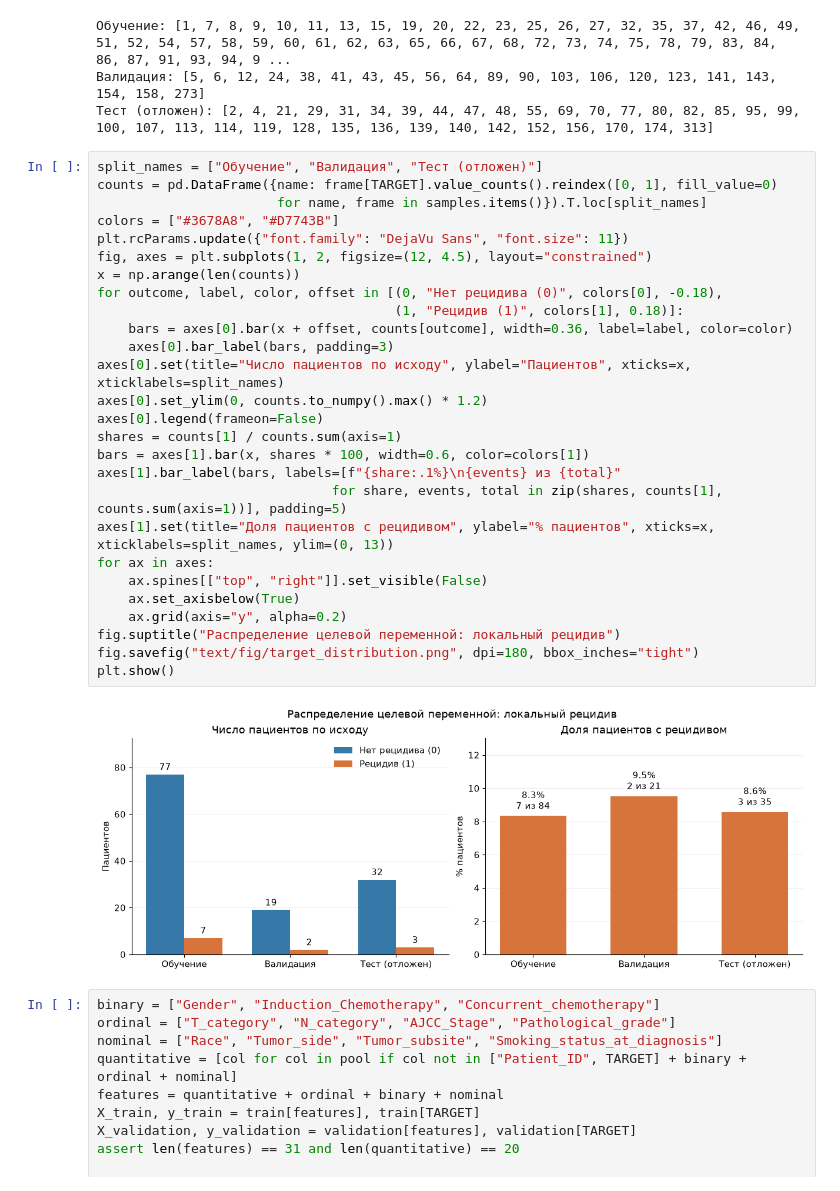
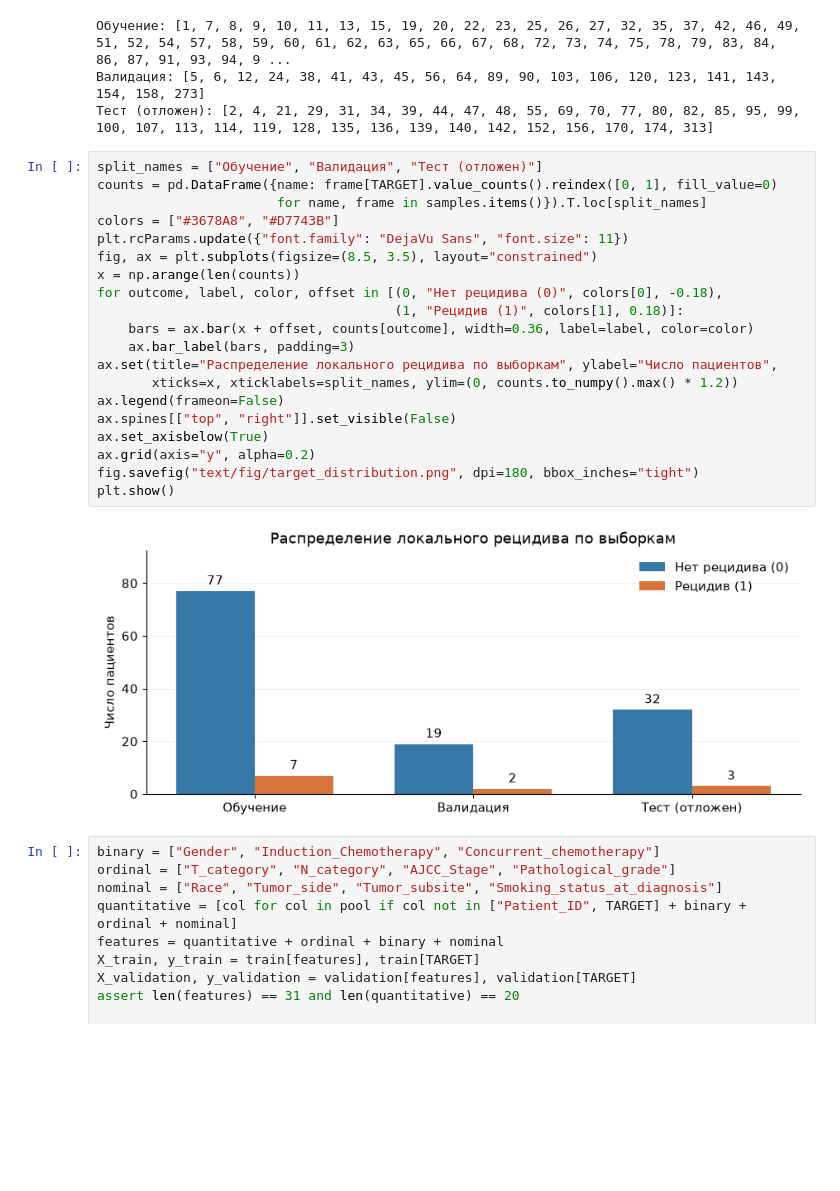
Before and after one commit to a1pha-dev/SS-Computationaloncology, a Jupyter notebook: w8/practice.ipynb, the cells around one changed output. Cells and saved outputs as stored; diff of their text form; blank space fills up the shorter version.

```diff
--- a/w8/practice.ipynb
+++ b/w8/practice.ipynb
@@ -57,32 +57,25 @@ for name, frame in samples.items():
 # %%
 split_names = ["Обучение", "Валидация", "Тест (отложен)"]
 counts = pd.DataFrame({name: frame[TARGET].value_counts().reindex([0, 1], fill_value=0)
                        for name, frame in samples.items()}).T.loc[split_names]
 colors = ["#3678A8", "#D7743B"]
 plt.rcParams.update({"font.family": "DejaVu Sans", "font.size": 11})
-fig, axes = plt.subplots(1, 2, figsize=(12, 4.5), layout="constrained")
+fig, ax = plt.subplots(figsize=(8.5, 3.5), layout="constrained")
 x = np.arange(len(counts))
 for outcome, label, color, offset in [(0, "Нет рецидива (0)", colors[0], -0.18),
                                       (1, "Рецидив (1)", colors[1], 0.18)]:
-    bars = axes[0].bar(x + offset, counts[outcome], width=0.36, label=label, color=color)
-    axes[0].bar_label(bars, padding=3)
-axes[0].set(title="Число пациентов по исходу", ylabel="Пациентов", xticks=x, xticklabels=split_names)
-axes[0].set_ylim(0, counts.to_numpy().max() * 1.2)
-axes[0].legend(frameon=False)
-shares = counts[1] / counts.sum(axis=1)
-bars = axes[1].bar(x, shares * 100, width=0.6, color=colors[1])
-axes[1].bar_label(bars, labels=[f"{share:.1%}\n{events} из {total}"
-                              for share, events, total in zip(shares, counts[1], counts.sum(axis=1))], padding=5)
-axes[1].set(title="Доля пациентов с рецидивом", ylabel="% пациентов", xticks=x, xticklabels=split_names, ylim=(0, 13))
-for ax in axes:
-    ax.spines[["top", "right"]].set_visible(False)
-    ax.set_axisbelow(True)
-    ax.grid(axis="y", alpha=0.2)
-fig.suptitle("Распределение целевой переменной: локальный рецидив")
+    bars = ax.bar(x + offset, counts[outcome], width=0.36, label=label, color=color)
+    ax.bar_label(bars, padding=3)
+ax.set(title="Распределение локального рецидива по выборкам", ylabel="Число пациентов",
+       xticks=x, xticklabels=split_names, ylim=(0, counts.to_numpy().max() * 1.2))
+ax.legend(frameon=False)
+ax.spines[["top", "right"]].set_visible(False)
+ax.set_axisbelow(True)
+ax.grid(axis="y", alpha=0.2)
 fig.savefig("text/fig/target_distribution.png", dpi=180, bbox_inches="tight")
 plt.show()
 # %% [output]
-[figure, old version]
+[figure, new version]
 # %%
 binary = ["Gender", "Induction_Chemotherapy", "Concurrent_chemotherapy"]
 ordinal = ["T_category", "N_category", "AJCC_Stage", "Pathological_grade"]
```
Also changed, not shown: 6 other files.
